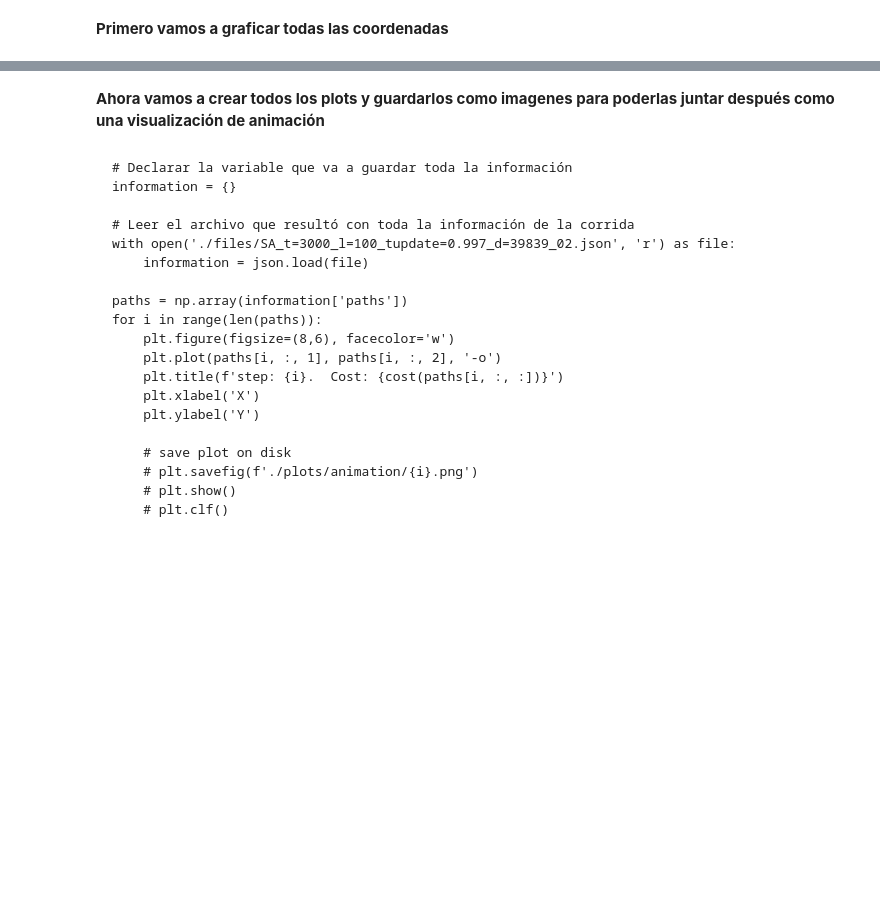
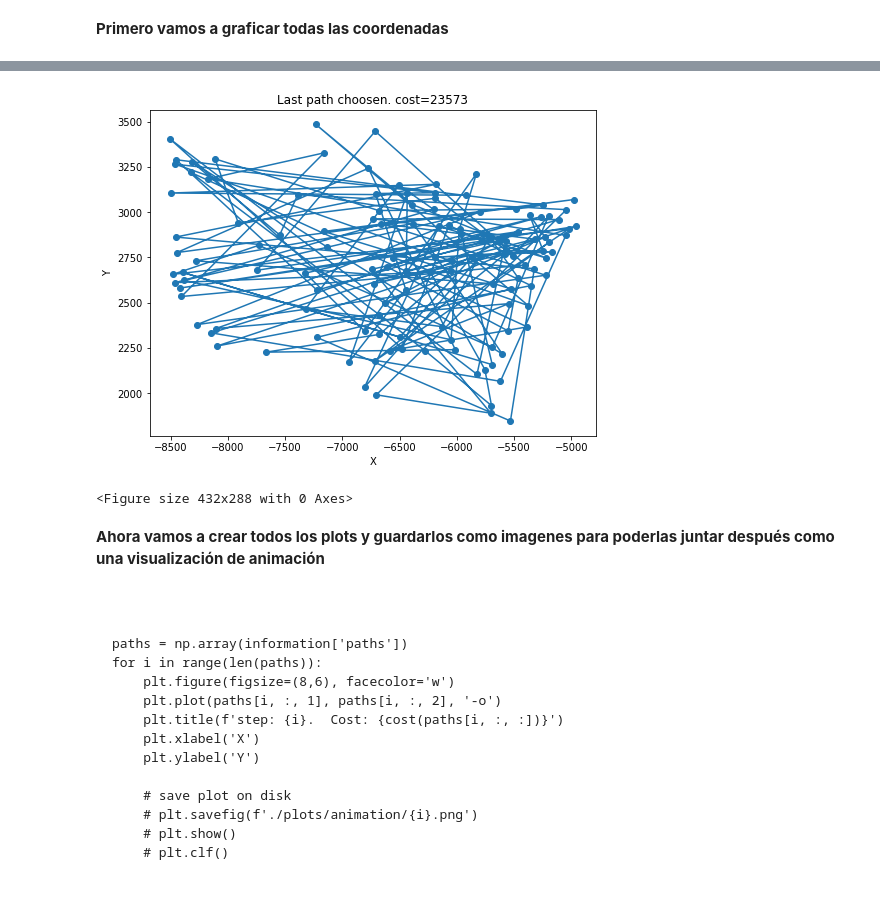
Before and after one commit to pablo-blancoc/SimulatedAnnealing, a Jupyter notebook: main.ipynb, the cells around one changed output, grey strips where cells are left out. Drawn from its saved outputs; the diff is of its cells as text; code cells hidden in the pictures; blank space fills up the shorter version.

Commit message:
main updated with last runs

````diff
--- a/main.ipynb
+++ b/main.ipynb
@@ -274,13 +298,26 @@ plt.show()
+# %%
+save_plot_on_disk = True
+
+plt.figure(figsize=(8,6), facecolor='w')
+plt.plot(paths[-1, :, 1], paths[-1, :, 2], '-o')
+plt.title(f'Last path choosen. cost={cost(paths[-1, :, :])}')
+plt.xlabel('X')
+plt.ylabel('Y')
+plt.show()
+
+if save_plot_on_disk:
+# save plot on disk
+    plt.savefig(f'./plots/last_path.png')
+
+plt.clf()
+# %% [output]
+[figure, added]
+<Figure size 432x288 with 0 Axes>
 # %% [markdown]
 **Ahora vamos a crear todos los plots y guardarlos como imagenes para poderlas juntar después como una visualización de animación**
 # %% [markdown]
 ```
-# Declarar la variable que va a guardar toda la información
-information = {}
 
-# Leer el archivo que resultó con toda la información de la corrida
-with open('./files/SA_t=3000_l=100_tupdate=0.997_d=39839_02.json', 'r') as file:
-    information = json.load(file)
 
 paths = np.array(information['paths'])
 for i in range(len(paths)):
````
Also changed, not shown: parts of 9 cells of this notebook, 9 other files.
